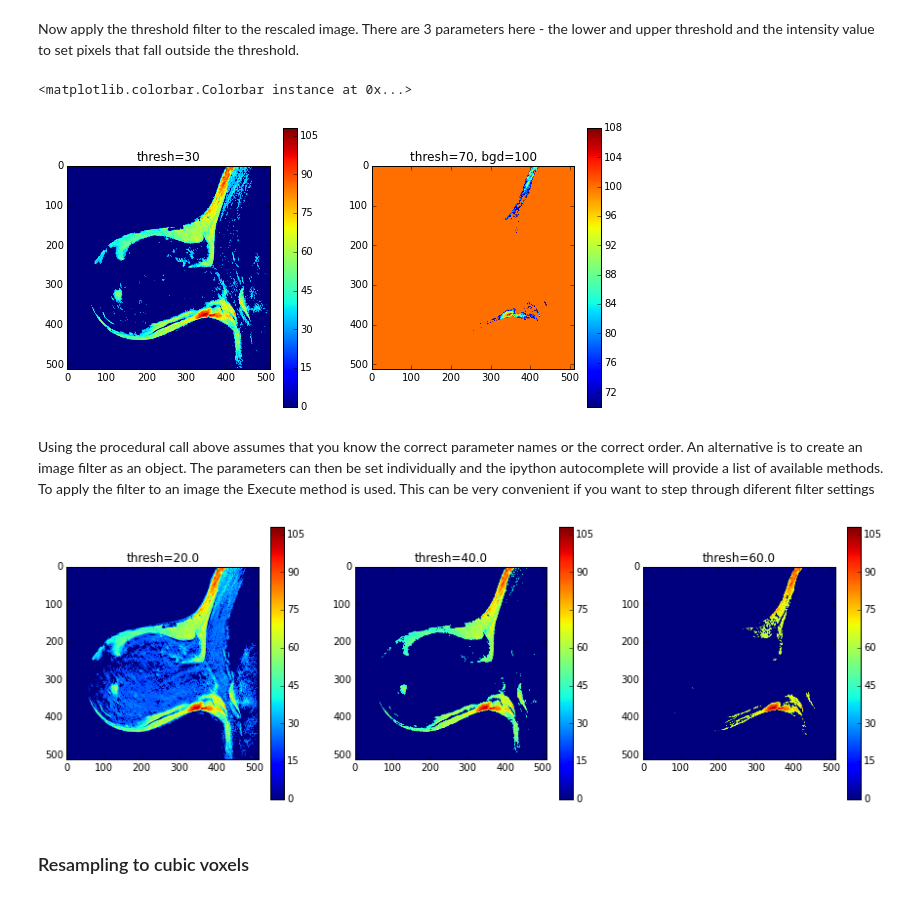
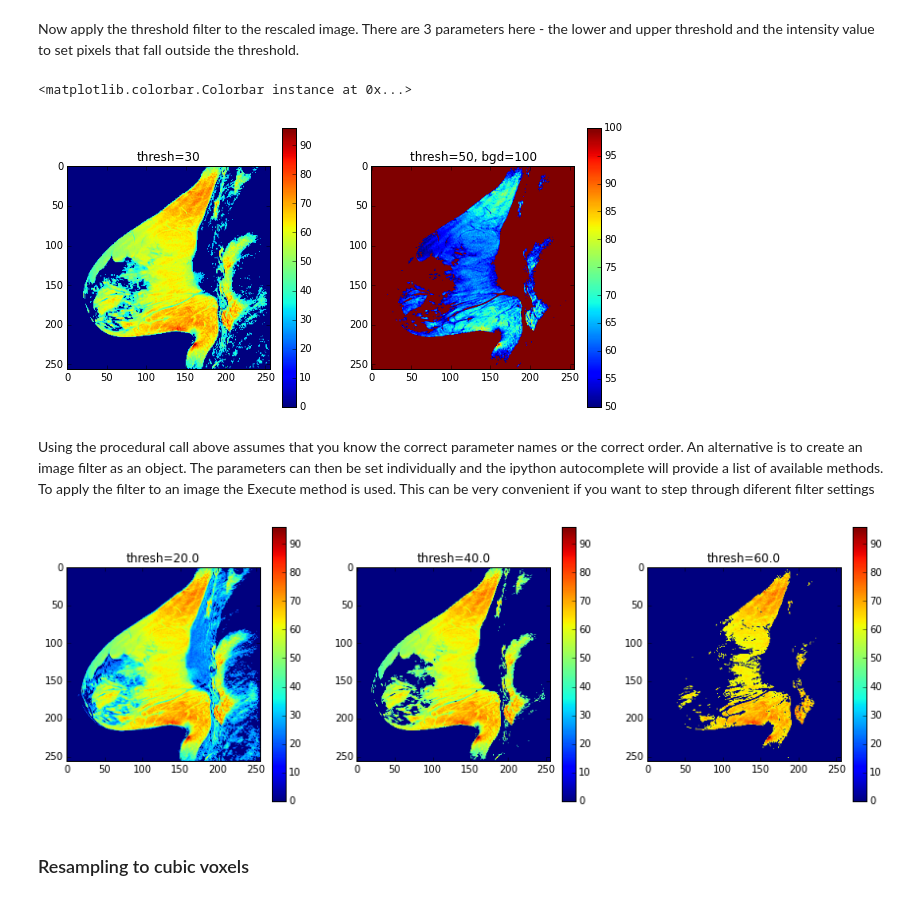
Before and after one commit to almartel/starting_python, a Jupyter notebook: Using SimpleITK.ipynb, the cells around one changed output. Cells and saved outputs as stored; diff of their text form; code cells hidden in the pictures.

```diff
--- a/Using SimpleITK.ipynb
+++ b/Using SimpleITK.ipynb
@@ -26,3 +17,6 @@ im
+# %%
+filename = os.getcwd() + os.sep +"breast_nofs.mha"
+im=sitk.ReadImage(str(filename))
 # %% [markdown]
 The main advantage of using mha, nii etc is that any information about pixel spacing, orientation etc is also handled. It is possible to retrieve this information :
 # %%
@@ -67,20 +61,20 @@ scaled_im=sitk.RescaleIntensity(im,0,255)
 Now apply the threshold filter to the rescaled image. There are 3 parameters here - the lower and upper threshold and the intensity value to set pixels that fall outside the threshold.
 # %%
 threshold1=sitk.Threshold(scaled_im[:,:,20],lower=30,upper=255,outsideValue=0)
-threshold2=sitk.Threshold(scaled_im[:,:,20],70,255,100)
+threshold2=sitk.Threshold(scaled_im[:,:,20],50,255,100)
 # %%
 fig=plt.figure(figsize=[10,5])
 fig.add_subplot(1,2,1)
 imshow(sitk.GetArrayFromImage(threshold1))
 plt.title('thresh=30')
 plt.colorbar()
 fig.add_subplot(1,2,2)
 imshow(sitk.GetArrayFromImage(threshold2))
-plt.title('thresh=70, bgd=100')
+plt.title('thresh=50, bgd=100')
 plt.colorbar()
 # %% [output]
 <matplotlib.colorbar.Colorbar instance at 0x...>
-[figure, old version]
+[figure, new version]
 # %% [markdown]
 Using the procedural call above assumes that you know the correct parameter names or the correct order. An alternative is to create an image filter as an object. The parameters can then be set individually and the ipython autocomplete will provide a list of available methods. To apply the filter to an image the Execute method is used. This can be very convenient if you want to step through diferent filter settings
 # %%
@@ -97,7 +91,7 @@ for i,thresh in enumerate([20,40,60]):
     plt.title('thresh=' + str(thresholdFilter.GetLower()))
     plt.colorbar()
 # %% [output]
-[figure, old version]
+[figure, new version]
 # %% [markdown]
 ### Resampling to cubic voxels
 # %% [markdown]
```
Also changed, not shown: parts of 9 cells of this notebook.
